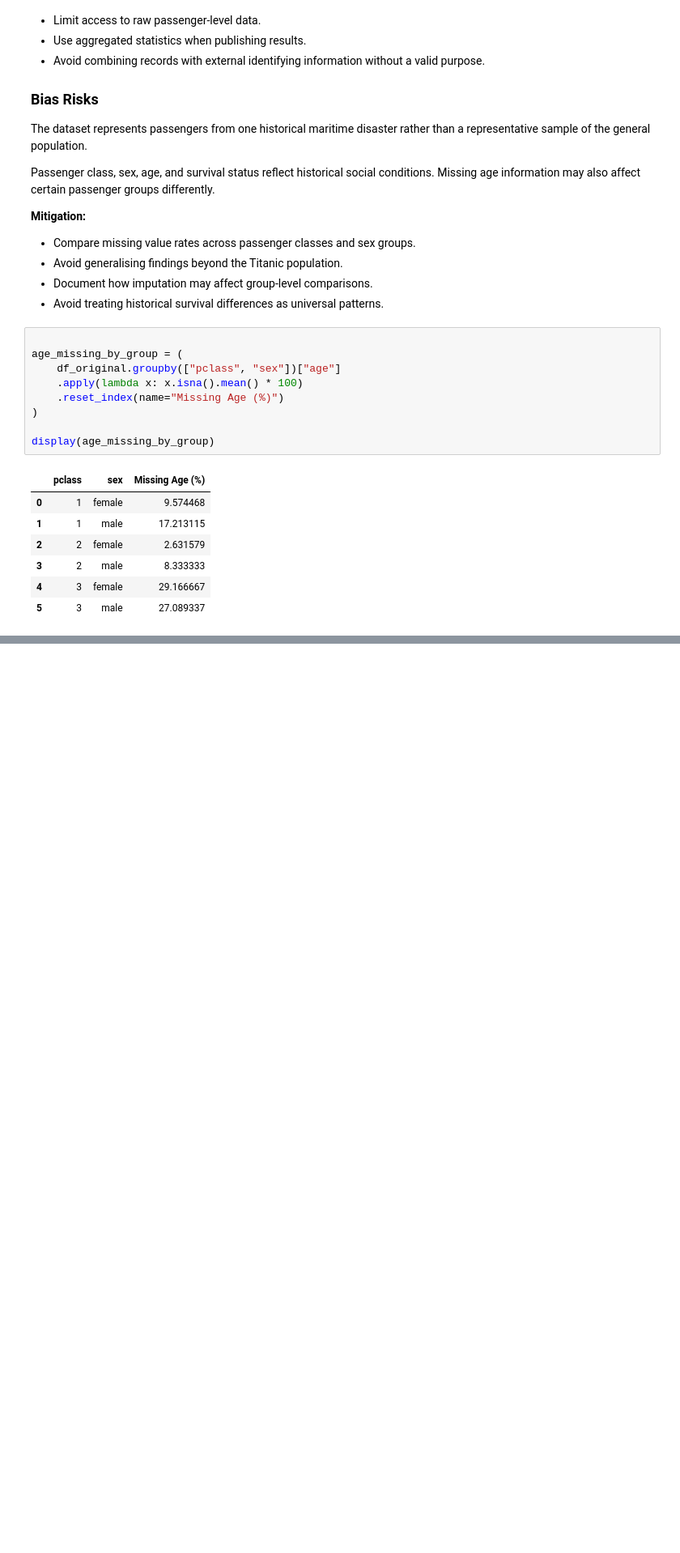
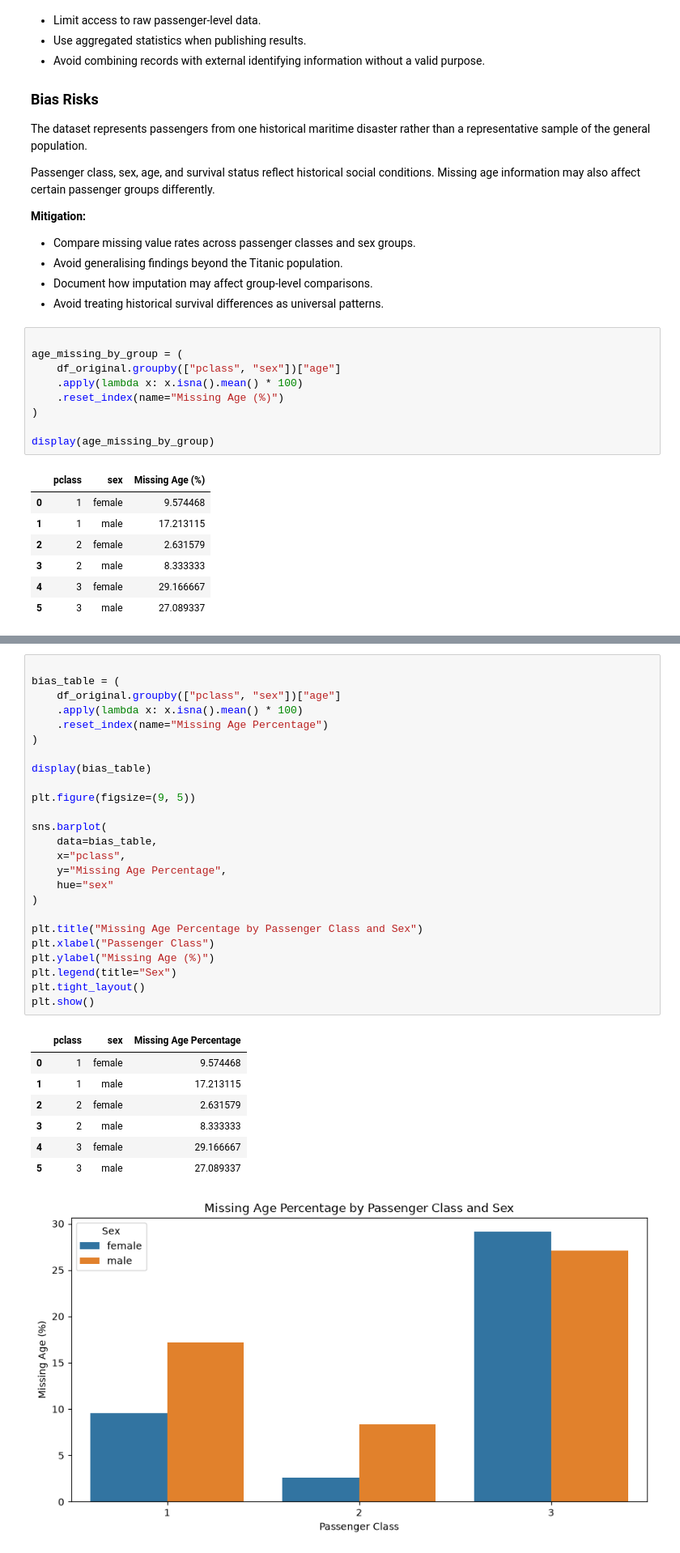
Before and after one commit to A212249-ukm/TTTC3213-Assignment1-DataProfiling, a Jupyter notebook: assignment1.ipynb, the cells around one changed output, grey strips where cells are left out. Shown at 81% size. Cells and saved outputs as stored; diff of their text form; blank space fills up the shorter version.

```diff
--- a/assignment1.ipynb
+++ b/assignment1.ipynb
@@ -628,0 +665,34 @@ Cleaned dataset saved successfully.
+# %%
+
+bias_table = (
+    df_original.groupby(["pclass", "sex"])["age"]
+    .apply(lambda x: x.isna().mean() * 100)
+    .reset_index(name="Missing Age Percentage")
+)
+
+display(bias_table)
+
+plt.figure(figsize=(9, 5))
+
+sns.barplot(
+    data=bias_table,
+    x="pclass",
+    y="Missing Age Percentage",
+    hue="sex"
+)
+
+plt.title("Missing Age Percentage by Passenger Class and Sex")
+plt.xlabel("Passenger Class")
+plt.ylabel("Missing Age (%)")
+plt.legend(title="Sex")
+plt.tight_layout()
+plt.show()
+# %% [output]
+|  | pclass | sex | Missing Age Percentage |
+| 0 | 1 | female | 9.574468 |
+| 1 | 1 | male | 17.213115 |
+| 2 | 2 | female | 2.631579 |
+| 3 | 2 | male | 8.333333 |
+| 4 | 3 | female | 29.166667 |
+| 5 | 3 | male | 27.089337 |
+[figure, added]
```
Also changed, not shown: parts of 19 cells of this notebook.
